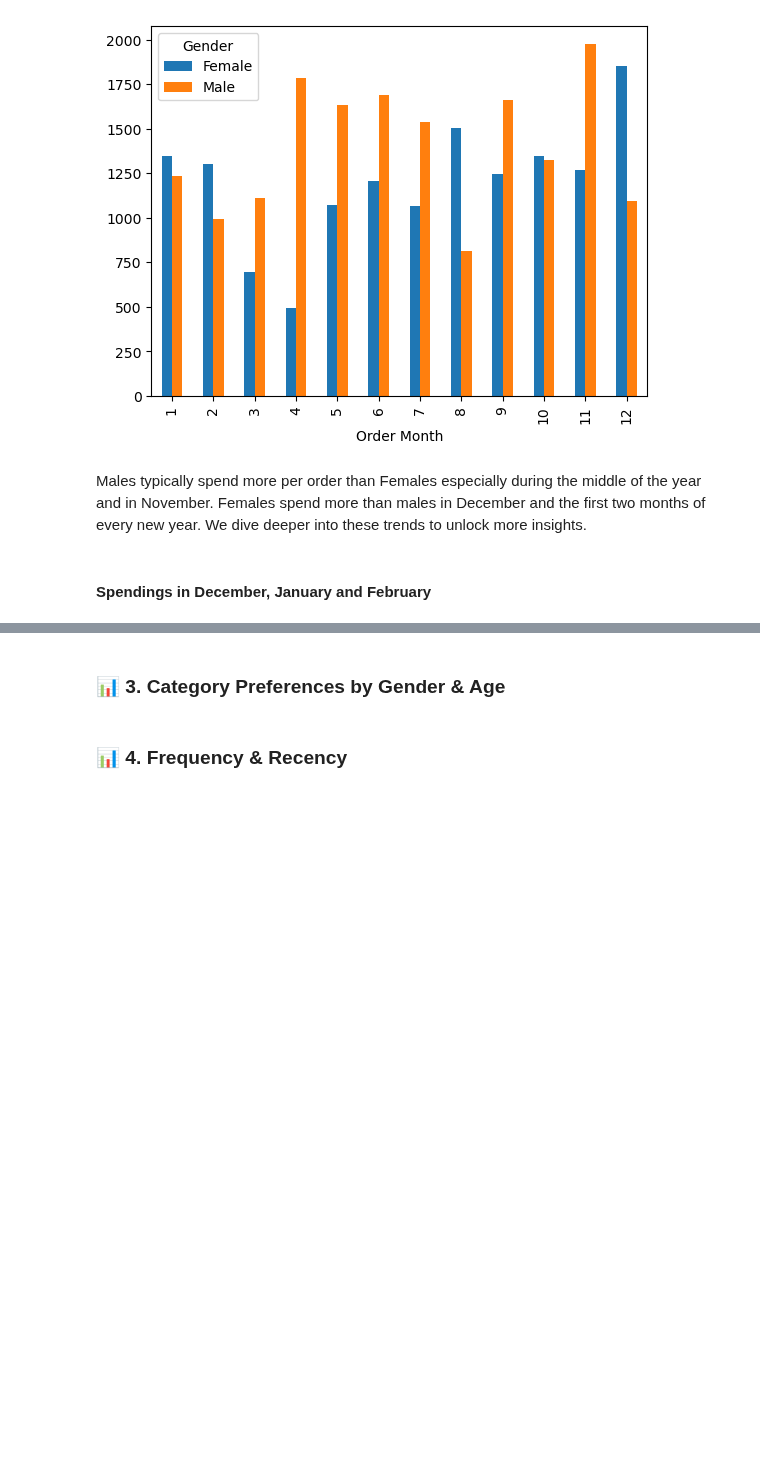
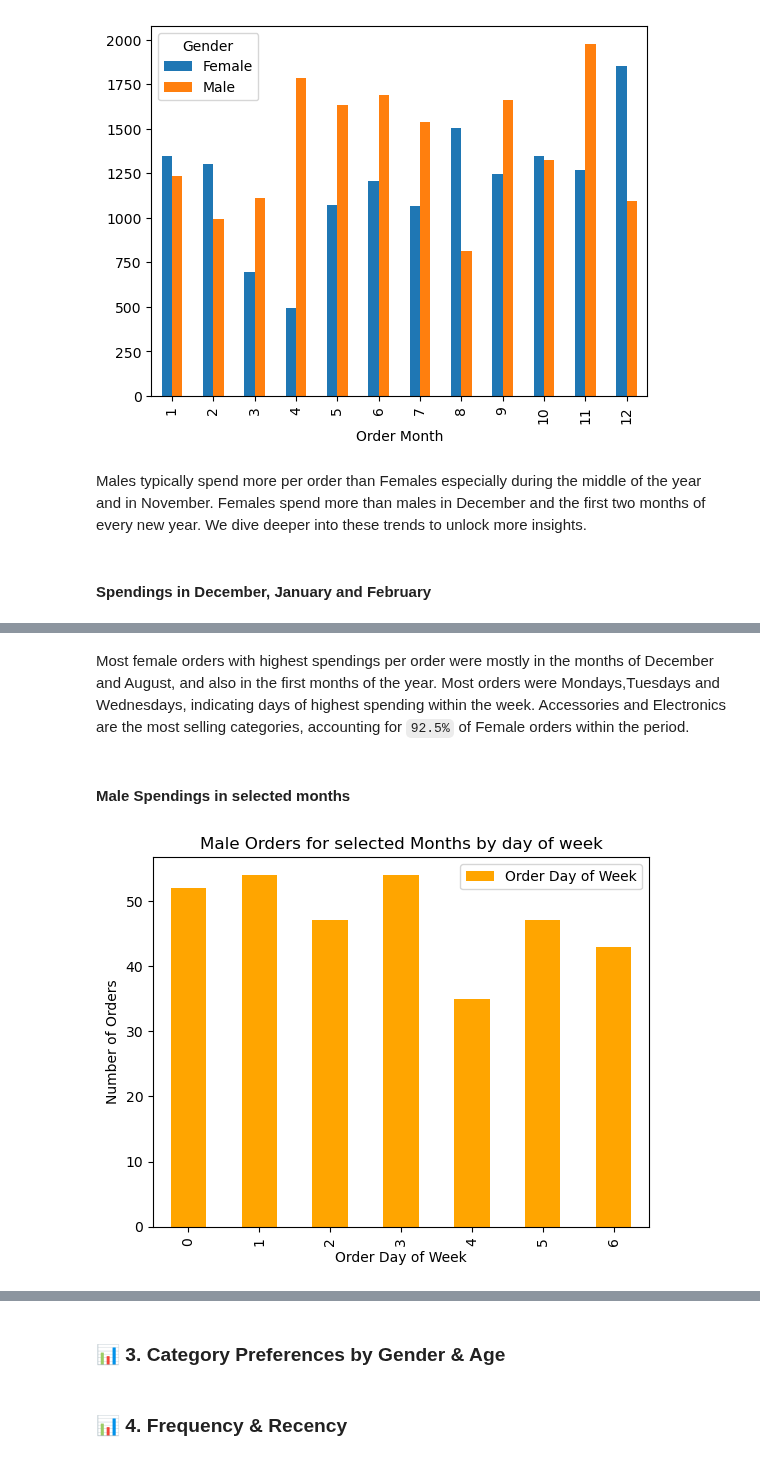
Before and after one commit to Mohammed-Hanan-Othman/ecommerce-sales-analysis, a Jupyter notebook: notebooks/1.customer_behaviour_analysis.ipynb, the cells around one changed output, grey strips where cells are left out. Cells and saved outputs as stored; diff of their text form; code cells hidden in the pictures; blank space fills up the shorter version.

```diff
--- a/notebooks/1.customer_behaviour_analysis.ipynb
+++ b/notebooks/1.customer_behaviour_analysis.ipynb
@@ -154,0 +173,18 @@ dec_jan_feb = df[mask_month & mask_gender].sort_values(by="Order Month", ascendi
+# %% [markdown]
+Most female orders with highest spendings per order were mostly in the months of December and August, and also in the first months of the year. Most orders were Mondays,Tuesdays and Wednesdays, indicating days of highest spending within the week. Accessories and Electronics are the most selling categories, accounting for `92.5%` of Female orders within the period.
+# %% [markdown]
+#### Male Spendings in selected months
+# %%
+# Obtain info for selected months
+mask_month = df["Order Month"].isin([4,5,6,7,11])
+mask_gender = df["Gender"] == "Female"
+selected_months = df[mask_month].sort_values(by="Order Month", ascending=True)
+
+# Plotting sales distribution across the week
+selected_months.groupby(by="Order Day of Week")["Order Day of Week"].count().plot(kind="bar", color="orange", legend=True)
+plt.xlabel("Order Day of Week")
+plt.ylabel("Number of Orders")
+plt.title("Male Orders for selected Months by day of week")
+plt.show()
+# %% [output]
+[figure, added]
```
Also changed, not shown: parts of 5 cells of this notebook.
